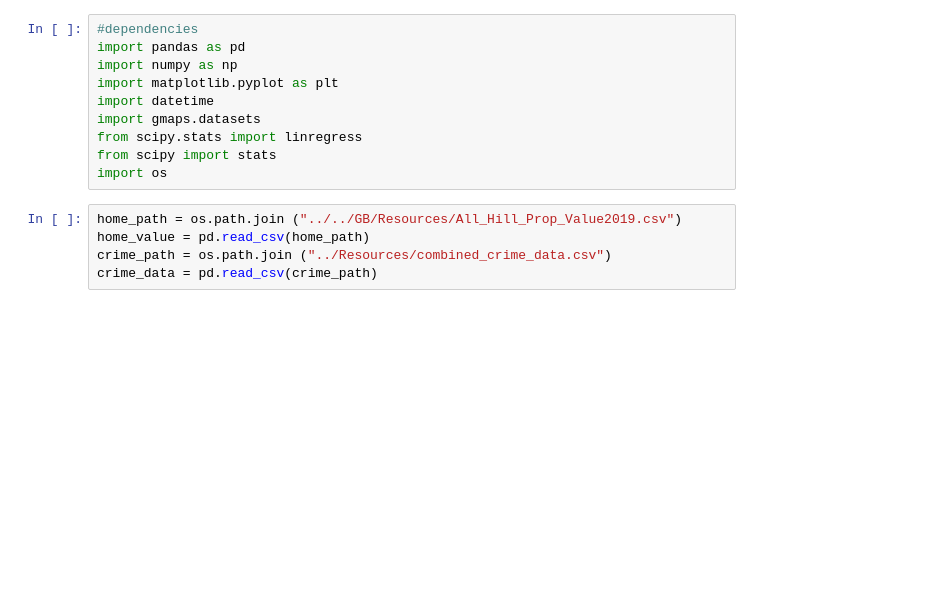
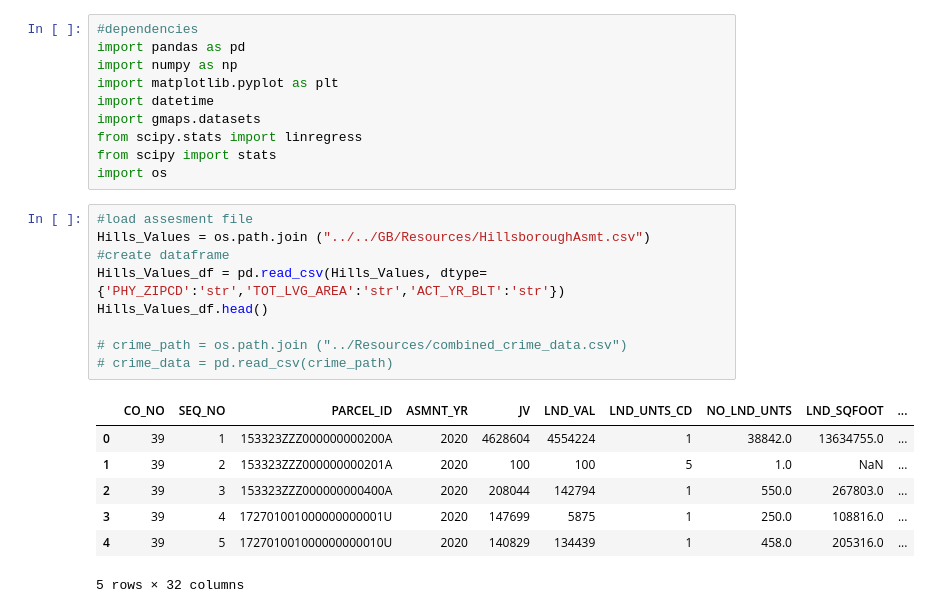
Before and after one commit to gregb23/Project1_Group4, a Jupyter notebook: SA/Codes/all_data_Viz.ipynb, the cells around one changed output. Cells and saved outputs as stored; diff of their text form; blank space fills up the shorter version.

```diff
--- a/SA/Codes/all_data_Viz.ipynb
+++ b/SA/Codes/all_data_Viz.ipynb
@@ -9,7 +9,19 @@ from scipy.stats import linregress
 from scipy import stats
 import os
 # %%
-home_path = os.path.join ("../../GB/Resources/All_Hill_Prop_Value2019.csv")
-home_value = pd.read_csv(home_path)
-crime_path = os.path.join ("../Resources/combined_crime_data.csv")
-crime_data = pd.read_csv(crime_path)
+#load assesment file
+Hills_Values = os.path.join ("../../GB/Resources/HillsboroughAsmt.csv")
+#create dataframe
+Hills_Values_df = pd.read_csv(Hills_Values, dtype={'PHY_ZIPCD':'str','TOT_LVG_AREA':'str','ACT_YR_BLT':'str'})
+Hills_Values_df.head()
+
+# crime_path = os.path.join ("../Resources/combined_crime_data.csv")
+# crime_data = pd.read_csv(crime_path)
+# %% [output]
+|  | CO_NO | SEQ_NO | PARCEL_ID | ASMNT_YR | JV | LND_VAL | LND_UNTS_CD | NO_LND_UNTS | LND_SQFOOT | ... |
+| 0 | 39 | 1 | 153323ZZZ000000000200A | 2020 | 4628604 | 4554224 | 1 | 38842.0 | 13634755.0 | ... |
+| 1 | 39 | 2 | 153323ZZZ000000000201A | 2020 | 100 | 100 | 5 | 1.0 | NaN | ... |
+| 2 | 39 | 3 | 153323ZZZ000000000400A | 2020 | 208044 | 142794 | 1 | 550.0 | 267803.0 | ... |
+| 3 | 39 | 4 | 172701001000000000001U | 2020 | 147699 | 5875 | 1 | 250.0 | 108816.0 | ... |
+| 4 | 39 | 5 | 172701001000000000010U | 2020 | 140829 | 134439 | 1 | 458.0 | 205316.0 | ... |
+5 rows × 32 columns
```
Also changed, not shown: parts of 13 cells of this notebook, 4 other files.
